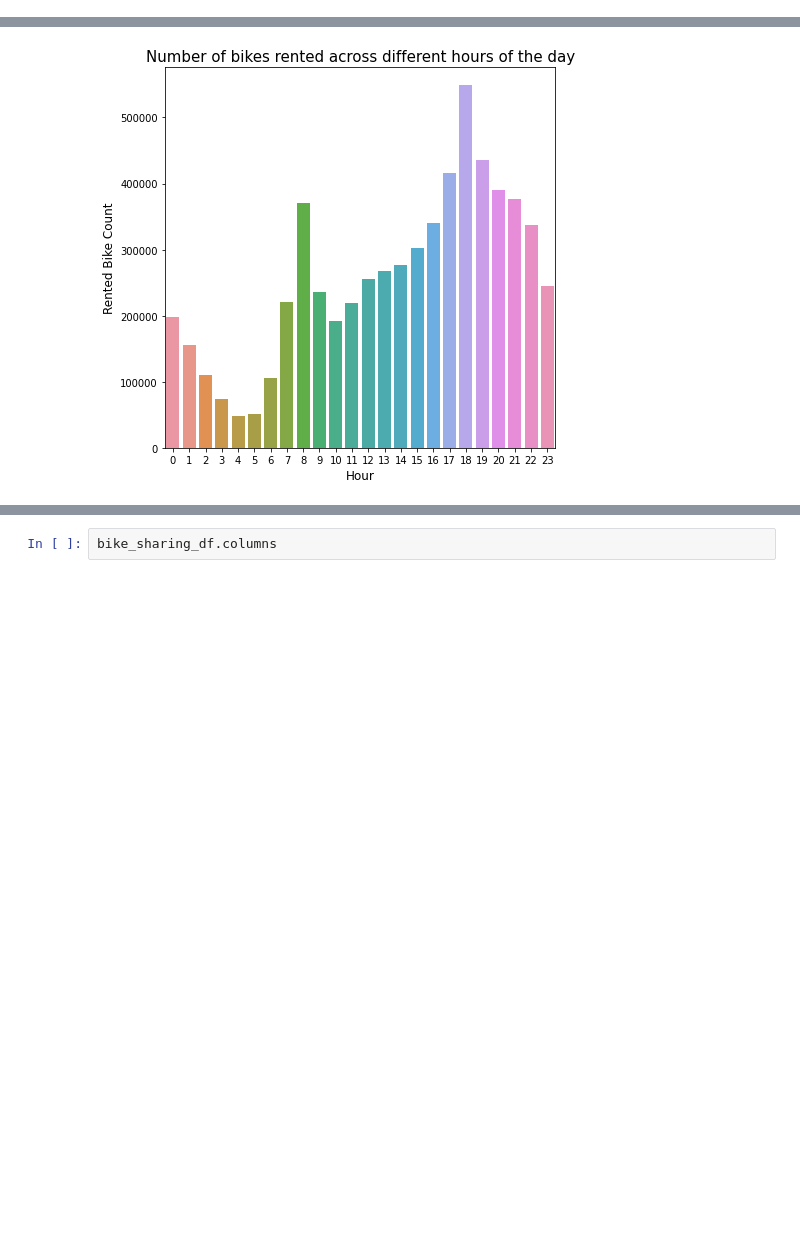
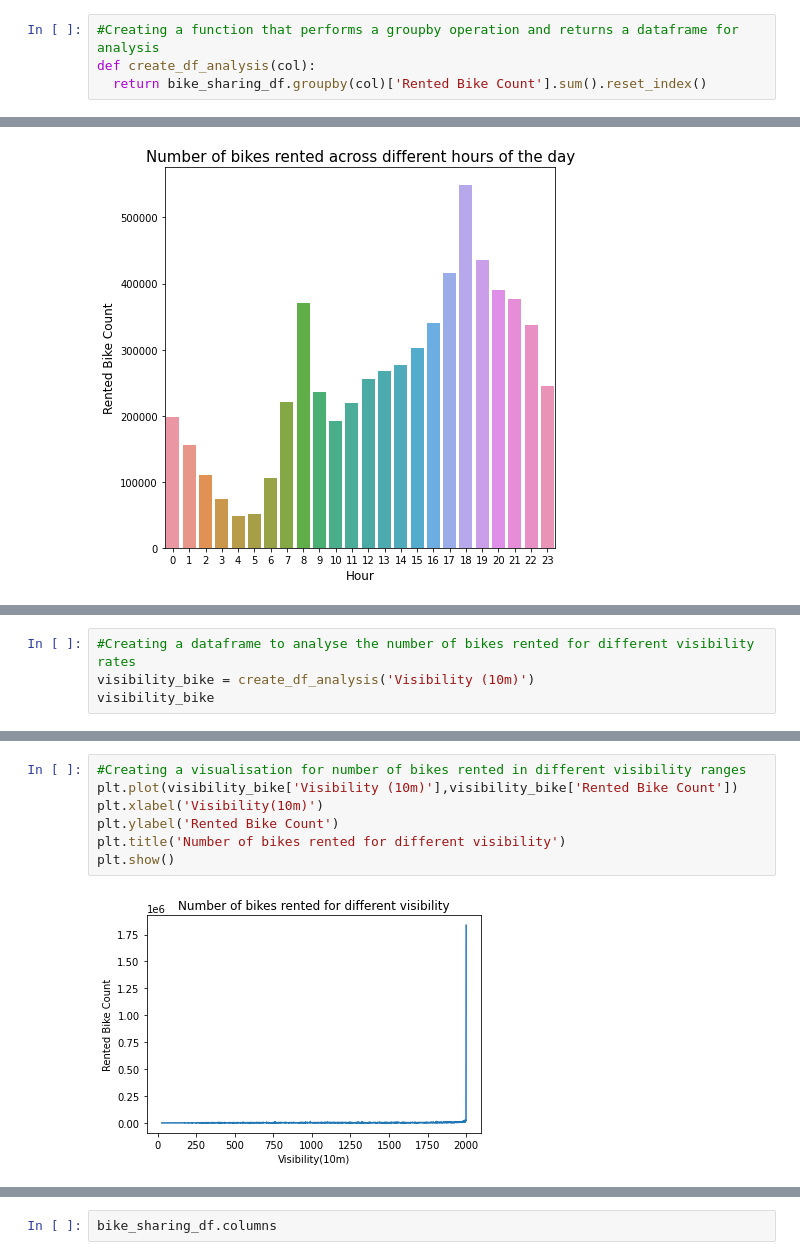
Before and after one commit to Syed-Adnan-S/Bike-Sharing-Demand-Prediction-Capstone-Project, a Jupyter notebook: Bike_Sharing_Demand_Prediction_Capstone_Project_Syed_Adnan_S.ipynb, the cells around one changed output, grey strips where cells are left out. Cells and saved outputs as stored; diff of their text form; blank space fills up the shorter version.

```diff
--- a/Bike_Sharing_Demand_Prediction_Capstone_Project_Syed_Adnan_S.ipynb
+++ b/Bike_Sharing_Demand_Prediction_Capstone_Project_Syed_Adnan_S.ipynb
@@ -161,5 +161,9 @@ The values that the categorical column Seasons can take are: ['Winter' 'Spring'
 The values that the categorical column Holiday can take are: ['No Holiday' 'Holiday']
 # %% [markdown]
 We'll perform further checks for the values that categorical columns can take.
+# %%
+#Creating a function that performs a groupby operation and returns a dataframe for analysis
+def create_df_analysis(col):
+  return bike_sharing_df.groupby(col)['Rented Bike Count'].sum().reset_index()
 # %%
 #Seasons column
@@ -352,0 +378,4 @@ plt.show()
+# %%
+#Creating a dataframe to analyse the number of bikes rented for different visibility rates
+visibility_bike = create_df_analysis('Visibility (10m)')
+visibility_bike
@@ -352,0 +396,9 @@ plt.show()
+# %%
+#Creating a visualisation for number of bikes rented in different visibility ranges
+plt.plot(visibility_bike['Visibility (10m)'],visibility_bike['Rented Bike Count'])
+plt.xlabel('Visibility(10m)')
+plt.ylabel('Rented Bike Count')
+plt.title('Number of bikes rented for different visibility')
+plt.show()
+# %% [output]
+[figure, added]
```
Also changed, not shown: parts of 34 cells of this notebook.
